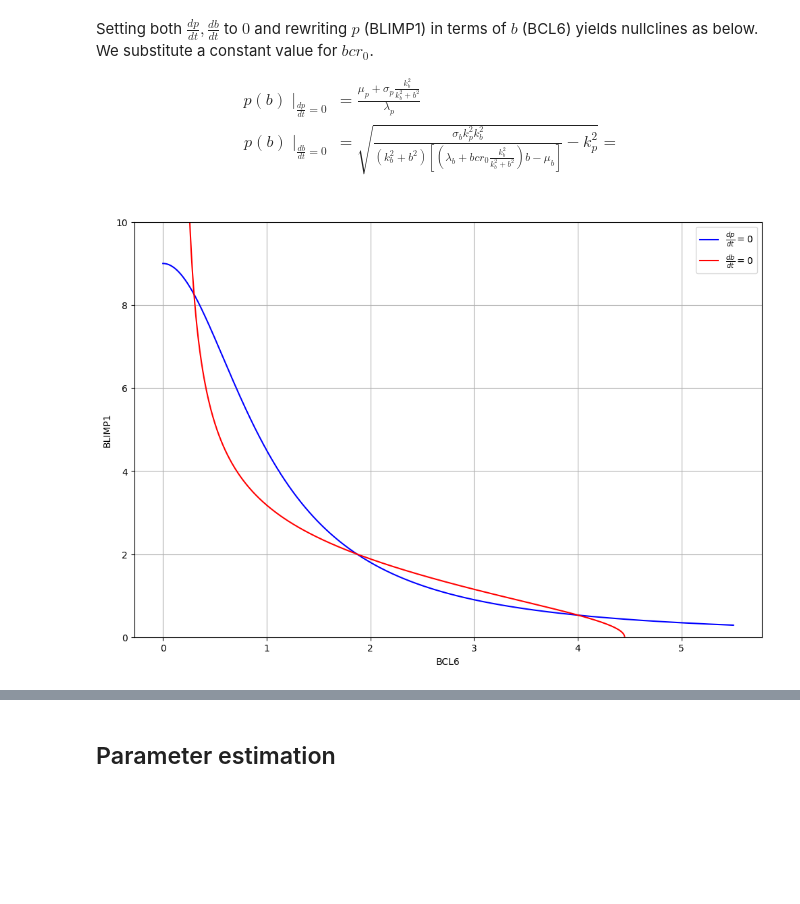
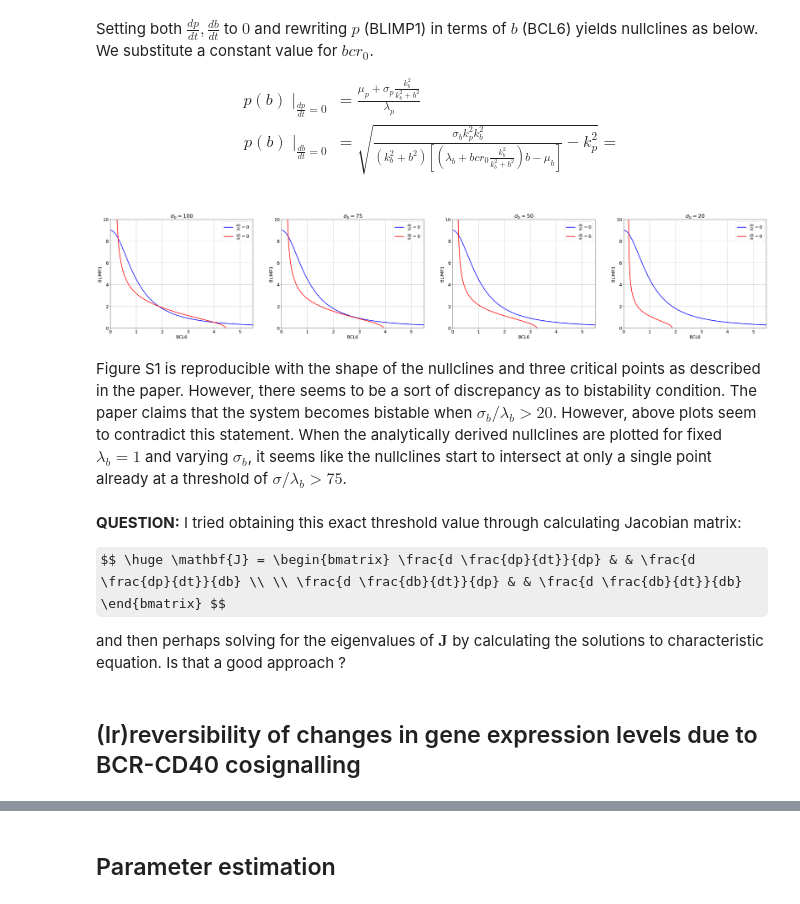
Before and after one commit to barrgol/gc-cell-differentiation, a Jupyter notebook: notebook.ipynb, the cells around one changed output, grey strips where cells are left out. Drawn from its saved outputs; the diff is of its cells as text; code cells hidden in the pictures; some formulas as TeX source; blank space fills up the shorter version.

```diff
--- a/notebook.ipynb
+++ b/notebook.ipynb
@@ -240,37 +244,57 @@ def dpdt_nullcline(b, kb, mp, sp, lp):
 def dbdt_nullcline(b,  kb, kp, mb, sb, lb, bcr0):
     BCR = bcr0 * ((kb**2) / (kb**2 + b**2))
     return np.sqrt((sb * kp**2 * kb**2) / ((kb**2 + b**2)*((lb + BCR)*b - mb)) - kp**2)
+# %%
+plt.rcParams.update({'font.size': 18})
 # %%
 bs = np.linspace(0, 5.5, 10000)
 
 # "Default" model parameters as given in table S1 of the Martinez paper
 mu_p = 1e-6
 mu_b = 2
 
 sigma_p = 9
-sigma_b = 100
 
 k_p = 1
 k_b = 1
 
 lam_p = 1
 lam_b = 1
 
-fig, ax = plt.subplots(1,1,figsize=(12,8))
+# The paper claims that the system becomes bistable under the condition that sigma_b / lambda_b = 20.
+# This seems not to be the case and we verify it by plotting nullclines for different values of sigma_b while keeping lambda_b constant.
+sigma_bs = [100, 75, 50, 20]
 
-dpdt = dpdt_nullcline(bs, k_b, mu_p, sigma_p, lam_p)
-dbdt = dbdt_nullcline(bs, k_b, k_p, mu_b, sigma_b, lam_b, 11)
+# Plotting
+fig, axes = plt.subplots(1,4,figsize=(48,8))
 
-ax.plot(bs, dpdt, color="blue", label=r"$\frac{dp}{dt} = 0$")
-ax.plot(bs, dbdt, color="red", label=r"$\frac{db}{dt} = 0$")
+for sigma_b, ax in zip(sigma_bs, axes.flatten()):
+    dpdt = dpdt_nullcline(bs, k_b, mu_p, sigma_p, lam_p)
+    dbdt = dbdt_nullcline(bs, k_b, k_p, mu_b, sigma_b, lam_b, 11)
 
-ax.set_xlabel("BCL6")
-ax.set_ylabel("BLIMP1")
-ax.set_ylim(0, 10)
-# ax.set_xlim(0, 3)
-ax.grid()
-ax.legend()
+    ax.plot(bs, dpdt, color="blue", label=r"$\frac{dp}{dt} = 0$", lw=2.5)
+    ax.plot(bs, dbdt, color="red", label=r"$\frac{db}{dt} = 0$", lw=2.5)
+
+    ax.set_xlabel("BCL6")
+    ax.set_ylabel("BLIMP1")
+    ax.set_title(r"$\sigma_b = $" + f"{sigma_b}")
+
+    ax.set_ylim(0, 10)
+    ax.set_xlim(0, 5.5)
+
+    ax.grid()
+    ax.legend()
 
 plt.show()
 # %% [output]
-[figure, old version]
+[figure, new version]
+# %% [markdown]
+Figure S1 is reproducible with the shape of the nullclines and three critical points as described in the paper. However, there seems to be a sort of discrepancy as to bistability condition. The paper claims that the system becomes bistable when $\sigma_b / \lambda_b \gt 20$. However, above plots seem to contradict this statement. When the analytically derived nullclines are plotted for fixed $\lambda_b = 1$ and varying $\sigma_b$, it seems like the nullclines start to intersect at only a single point already at a threshold of $\sigma / \lambda_b \gt 75$.
+# %% [markdown]
+**QUESTION:** I tried obtaining this exact threshold value through calculating Jacobian matrix:
+
+$$ \huge \mathbf{J} = \begin{bmatrix} \frac{d \frac{dp}{dt}}{dp} & & \frac{d \frac{dp}{dt}}{db} \\ \\ \frac{d \frac{db}{dt}}{dp} & & \frac{d \frac{db}{dt}}{db} \end{bmatrix} $$
+
+and then perhaps solving for the eigenvalues of $\mathbf{J}$ by calculating the solutions to characteristic equation. Is that a good approach ?
+# %% [markdown]
+## (Ir)reversibility of changes in gene expression levels due to BCR-CD40 cosignalling
```
Also changed, not shown: parts of 15 cells of this notebook, 1 other file.
